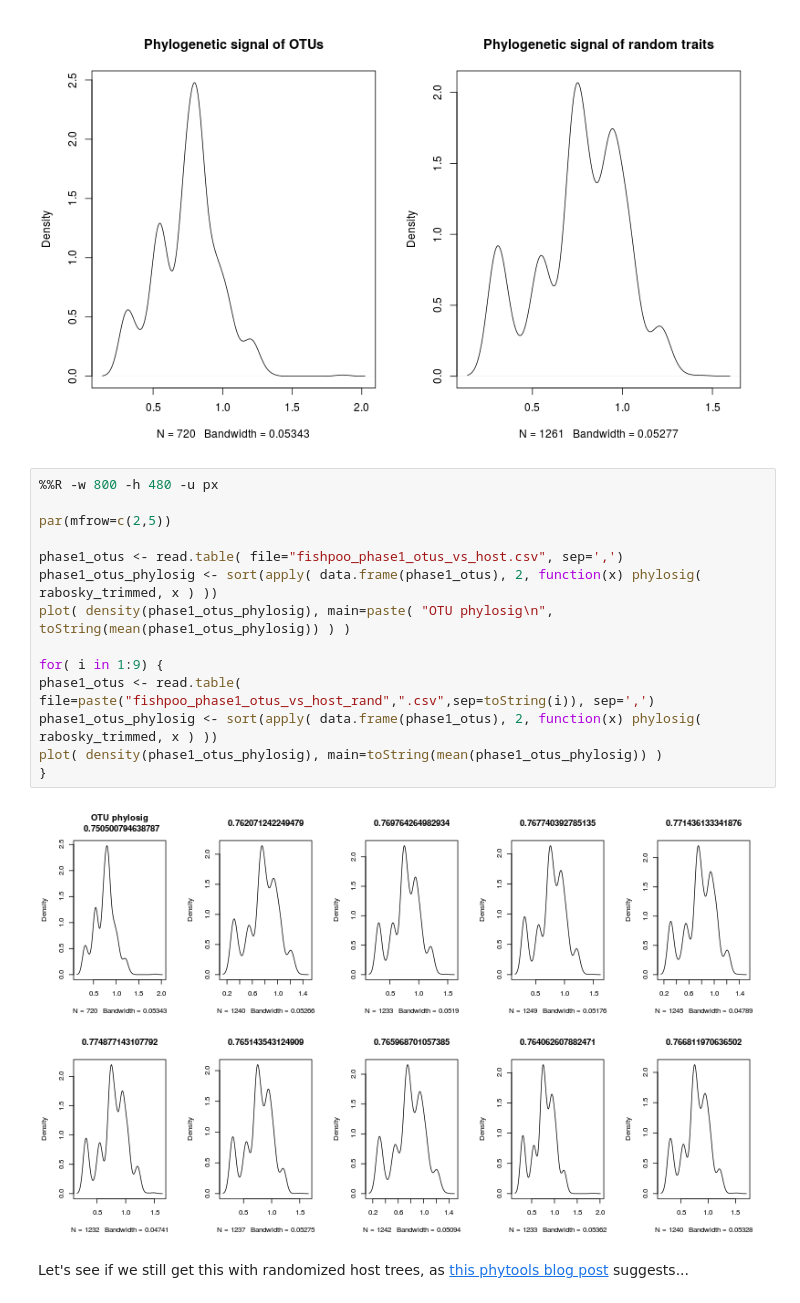
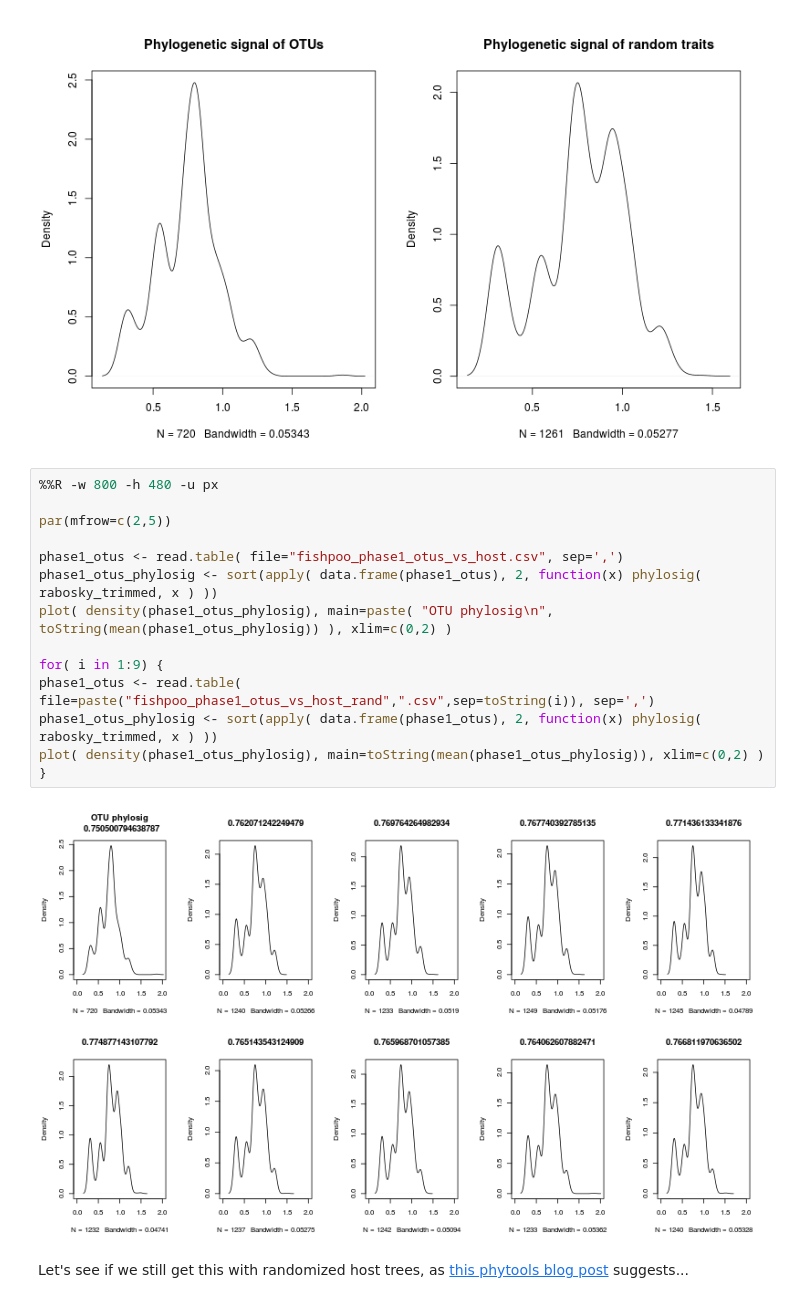
Before and after one commit to ryneches/fishpoo, a Jupyter notebook: fishpoo.ipynb, the cells around one changed output. Saved outputs shown, nothing was run; the diff lists cells and outputs as text.

Commit message:
testing phylosig with scrambled host trees

```diff
--- a/fishpoo.ipynb
+++ b/fishpoo.ipynb
@@ -609,19 +609,19 @@ plot( density(phase1_otus_phylosig), main="Phylogenetic signal of random traits"
 # %%
 %%R -w 800 -h 480 -u px
 
 par(mfrow=c(2,5))
 
 phase1_otus <- read.table( file="fishpoo_phase1_otus_vs_host.csv", sep=',')
 phase1_otus_phylosig <- sort(apply( data.frame(phase1_otus), 2, function(x) phylosig( rabosky_trimmed, x ) ))
-plot( density(phase1_otus_phylosig), main=paste( "OTU phylosig\n", toString(mean(phase1_otus_phylosig)) ) )
+plot( density(phase1_otus_phylosig), main=paste( "OTU phylosig\n", toString(mean(phase1_otus_phylosig)) ), xlim=c(0,2) )
 
 for( i in 1:9) {
 phase1_otus <- read.table( file=paste("fishpoo_phase1_otus_vs_host_rand",".csv",sep=toString(i)), sep=',')
 phase1_otus_phylosig <- sort(apply( data.frame(phase1_otus), 2, function(x) phylosig( rabosky_trimmed, x ) ))
-plot( density(phase1_otus_phylosig), main=toString(mean(phase1_otus_phylosig)) )
+plot( density(phase1_otus_phylosig), main=toString(mean(phase1_otus_phylosig)), xlim=c(0,2) )
 }
 # %% [output]
-[figure, old version]
+[figure, new version]
 # %% [markdown]
 Let's see if we still get this with randomized host trees, as
 [this phytools blog post](http://blog.phytools.org/2013/03/random-trees-for-set-of-taxa.html) suggests...
```
Also changed, not shown: parts of 1 cell of this notebook.
